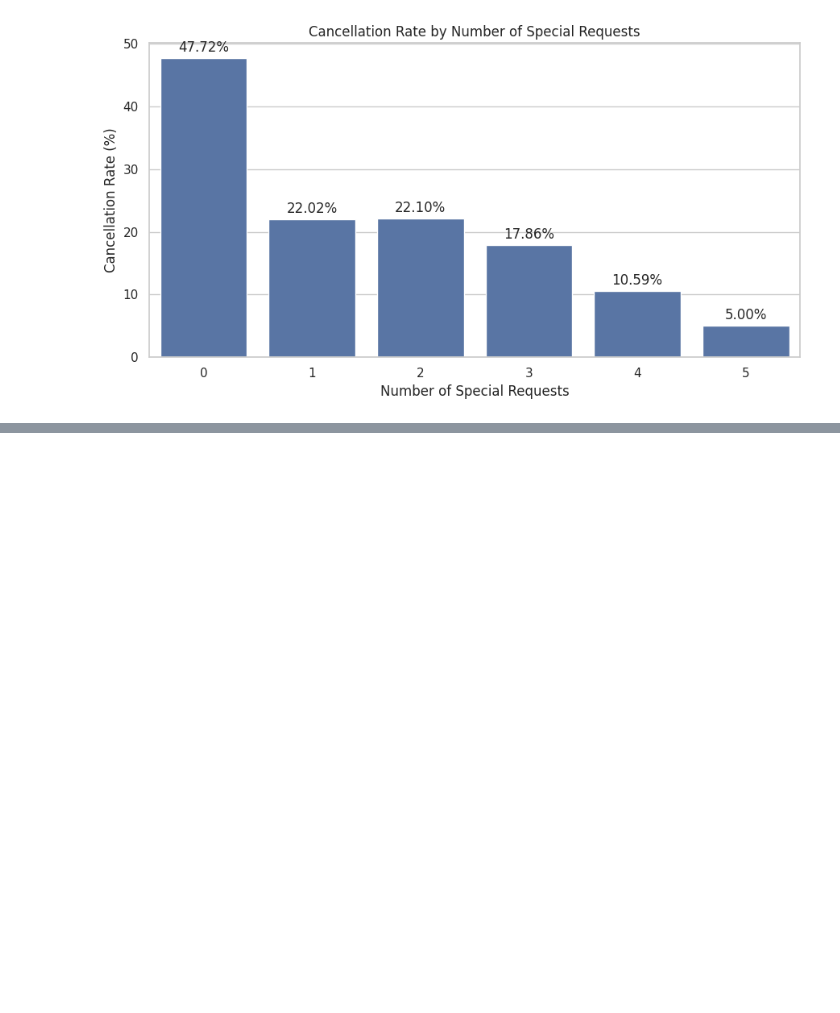
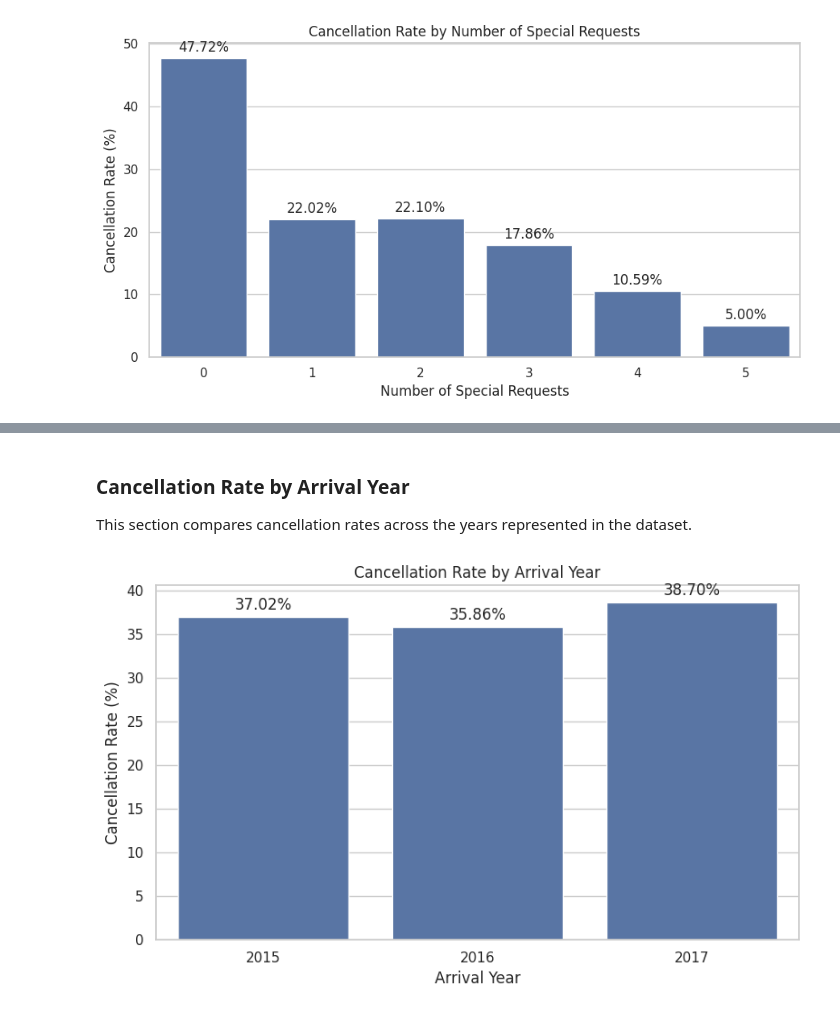
Before and after one commit to Battsengel2026124/ST_ML_C3_Hotel_Booking, a Jupyter notebook: Hotel_Booking_CA_3.ipynb, the cells around one changed output, grey strips where cells are left out. Cells and saved outputs as stored; diff of their text form; code cells hidden in the pictures; blank space fills up the shorter version.

```diff
--- a/Hotel_Booking_CA_3.ipynb
+++ b/Hotel_Booking_CA_3.ipynb
@@ -465,0 +503,29 @@ special_request_summary = pd.DataFrame({
+# %% [markdown]
+
+### Cancellation Rate by Arrival Year
+This section compares cancellation rates across the years represented in the dataset.
+# %%
+
+# Calculating cancellation rates by arrival year
+yearly_cancellation = (
+    df.groupby("arrival_date_year")["is_canceled"].mean() * 100
+)
+
+# Visualising cancellation rates by arrival year
+plt.figure(figsize=(8, 5))
+ax = sns.barplot(
+    x=yearly_cancellation.index.astype(str),
+    y=yearly_cancellation.values
+)
+
+# Displaying exact cancellation percentages on the bars
+for container in ax.containers:
+    ax.bar_label(container, fmt="%.2f%%", padding=3)
+
+plt.title("Cancellation Rate by Arrival Year")
+plt.xlabel("Arrival Year")
+plt.ylabel("Cancellation Rate (%)")
+plt.tight_layout()
+plt.show()
+# %% [output]
+[figure, added]
```
Also changed, not shown: parts of 2 cells of this notebook.
